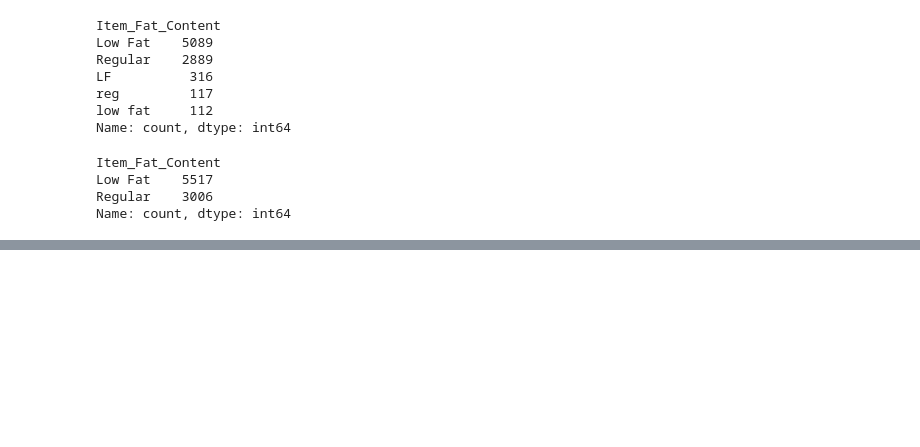
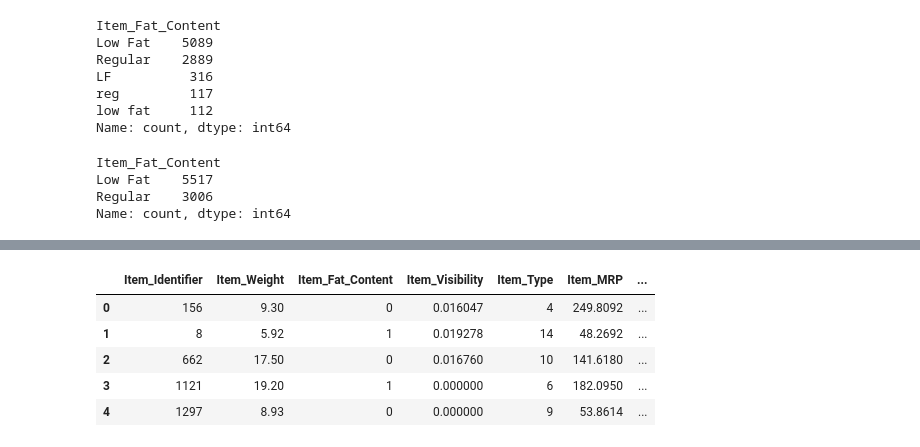
Before and after one commit to Abbasam8910/Machine-Learning-Tutorial, a Jupyter notebook: Day 38/Big Mart Sales Prediction.ipynb, the cells around one changed output, grey strips where cells are left out. Drawn from its saved outputs; the diff is of its cells as text; code cells hidden in the pictures; blank space fills up the shorter version.

Commit message:
Day 38 Big Mart Sales Data Label Encoding

```diff
--- a/Day 38/Big Mart Sales Prediction.ipynb
+++ b/Day 38/Big Mart Sales Prediction.ipynb
@@ -368,0 +371,2 @@ Name: count, dtype: int64
+# %%
+encoder = LabelEncoder()
@@ -368,0 +381,17 @@ Name: count, dtype: int64
+# %%
+big_mart_data['Item_Identifier'] = encoder.fit_transform(big_mart_data['Item_Identifier'])
+big_mart_data['Item_Fat_Content'] = encoder.fit_transform(big_mart_data['Item_Fat_Content'])
+big_mart_data['Item_Type'] = encoder.fit_transform(big_mart_data['Item_Type'])
+big_mart_data['Outlet_Identifier'] = encoder.fit_transform(big_mart_data['Outlet_Identifier'])
+big_mart_data['Outlet_Size'] = encoder.fit_transform(big_mart_data['Outlet_Size'])
+big_mart_data['Outlet_Location_Type'] = encoder.fit_transform(big_mart_data['Outlet_Location_Type'])
+big_mart_data['Outlet_Type'] = encoder.fit_transform(big_mart_data['Outlet_Type'])
+# %%
+big_mart_data.head()
+# %% [output]
+|  | Item_Identifier | Item_Weight | Item_Fat_Content | Item_Visibility | Item_Type | Item_MRP | ... |
+| 0 | 156 | 9.30 | 0 | 0.016047 | 4 | 249.8092 | ... |
+| 1 | 8 | 5.92 | 1 | 0.019278 | 14 | 48.2692 | ... |
+| 2 | 662 | 17.50 | 0 | 0.016760 | 10 | 141.6180 | ... |
+| 3 | 1121 | 19.20 | 1 | 0.000000 | 6 | 182.0950 | ... |
+| 4 | 1297 | 8.93 | 0 | 0.000000 | 9 | 53.8614 | ... |
```
Also changed, not shown: parts of 2 cells of this notebook.
